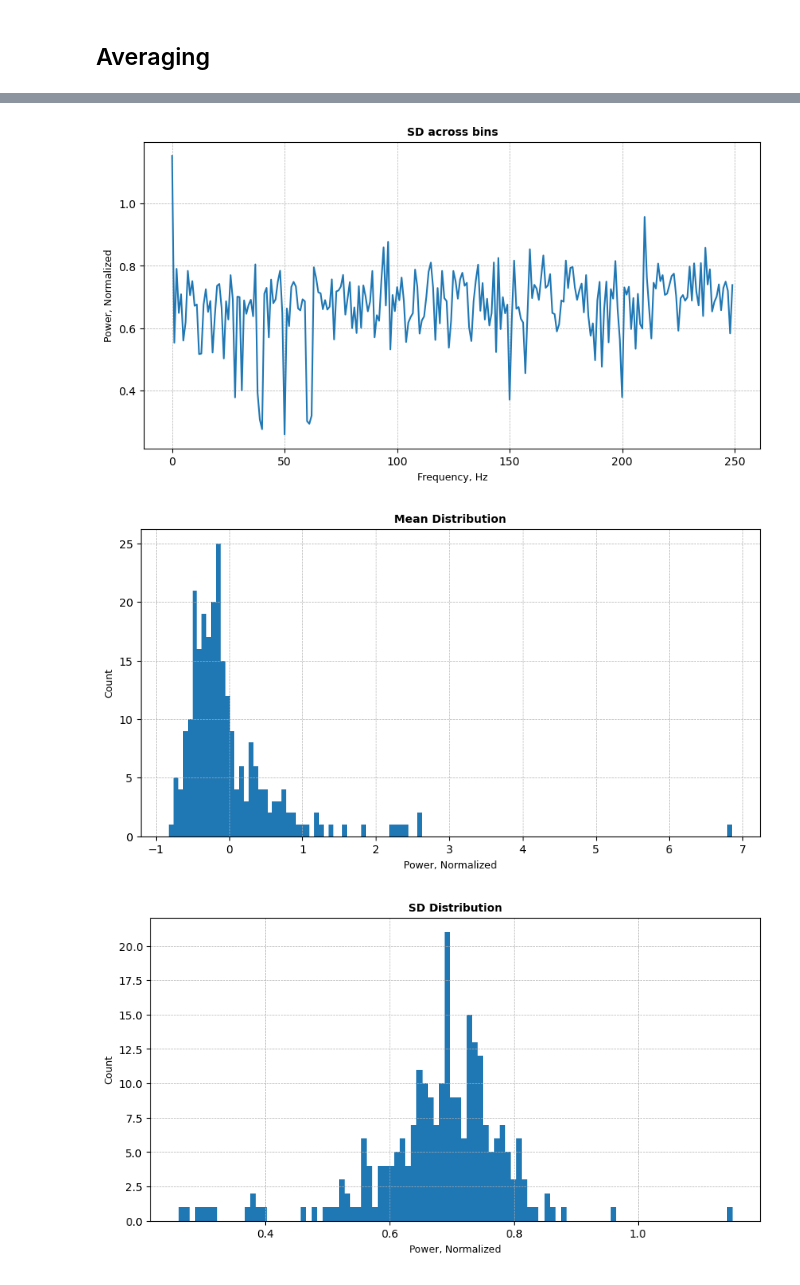
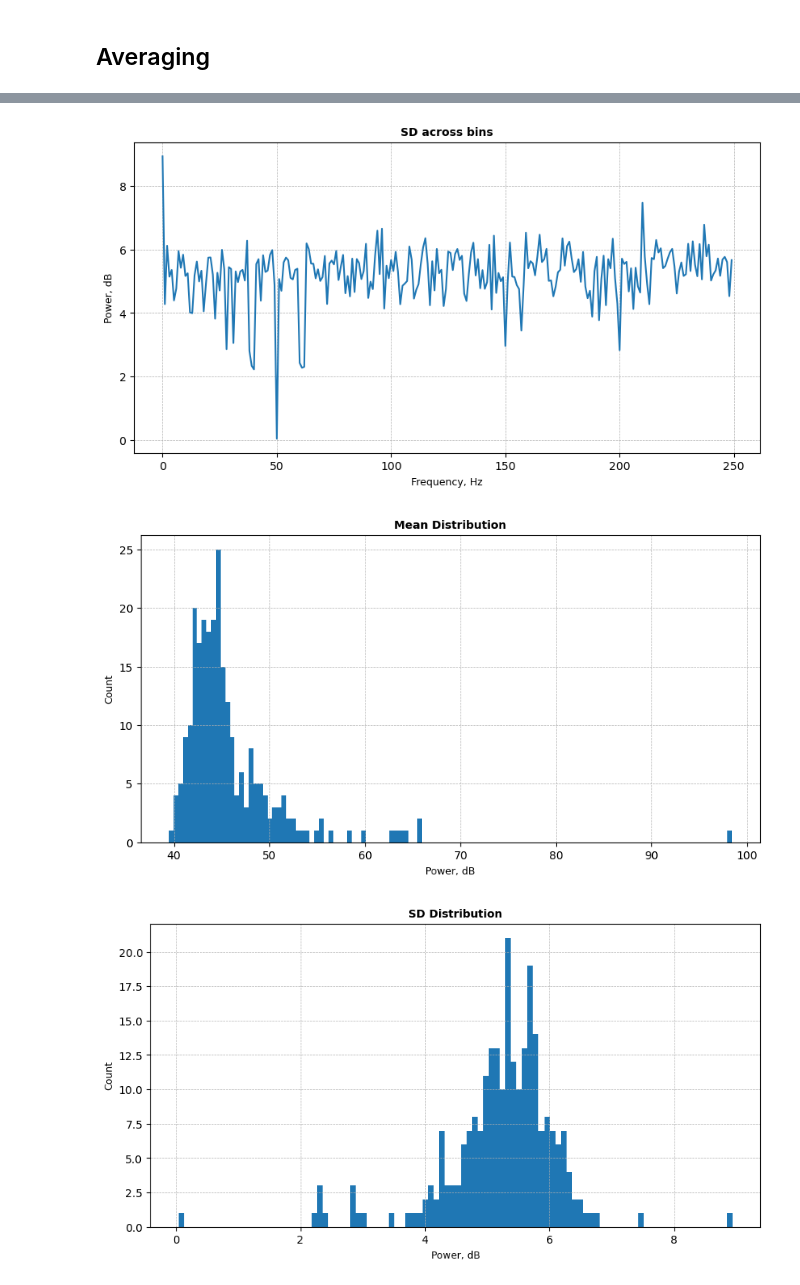
Before and after one commit to xndrleib/Motor-Fault-Detection, a Jupyter notebook: notebooks/Denoising-Average.ipynb, the cells around one changed output, grey strips where cells are left out. Drawn from its saved outputs; the diff is of its cells as text; code cells hidden in the pictures.

```diff
--- a/notebooks/Denoising-Average.ipynb
+++ b/notebooks/Denoising-Average.ipynb
@@ -48,8 +47,5 @@ plt.show()
 # %%
 fft_segments, freqs = perform_fft_on_segments(segments, f_sampling=10000, db=True, cutoff_freq=250)
-# %%
-for i in range(fft_segments.shape[0]):
-    fft_segments[i, :] = normalize_segment(fft_segments[i, :], method='z-score')[0]
 # %% [markdown]
 ## Averaging
 # %%
@@ -144,30 +140,30 @@ fig, ax = plt.subplots(figsize=(10, 5))
 
 ax.plot(np.std(fft_segments, axis=0))
 ax.set_xlabel('Frequency, Hz', fontsize=9)
-ax.set_ylabel('Power, Normalized', fontsize=9)
+ax.set_ylabel('Power, dB', fontsize=9)
 ax.set_title('SD across bins', fontsize=10, fontweight='bold')
 ax.grid(True, linestyle='--', linewidth=0.5)
 plt.show()
 # %% [output]
-[figure, old version]
+[figure, new version]
 # %%
 fig, ax = plt.subplots(figsize=(10, 5))
 ax.hist(np.mean(fft_segments, axis=0), bins=120)
-ax.set_xlabel('Power, Normalized', fontsize=9)
+ax.set_xlabel('Power, dB', fontsize=9)
 ax.set_ylabel('Count', fontsize=9)
 ax.set_title('Mean Distribution', fontsize=10, fontweight='bold')
 ax.grid(True, linestyle='--', linewidth=0.5)
 plt.show()
 # %% [output]
-[figure, old version]
+[figure, new version]
 # %%
 fig, ax = plt.subplots(figsize=(10, 5))
 ax.hist(np.std(fft_segments, axis=0), bins=100)
-ax.set_xlabel('Power, Normalized', fontsize=9)
+ax.set_xlabel('Power, dB', fontsize=9)
 ax.set_ylabel('Count', fontsize=9)
 ax.set_title('SD Distribution', fontsize=10, fontweight='bold')
 ax.grid(True, linestyle='--', linewidth=0.5)
 plt.show()
 # %% [output]
-[figure, old version]
+[figure, new version]
 # %%
```
Also changed, not shown: parts of 6 cells of this notebook.
